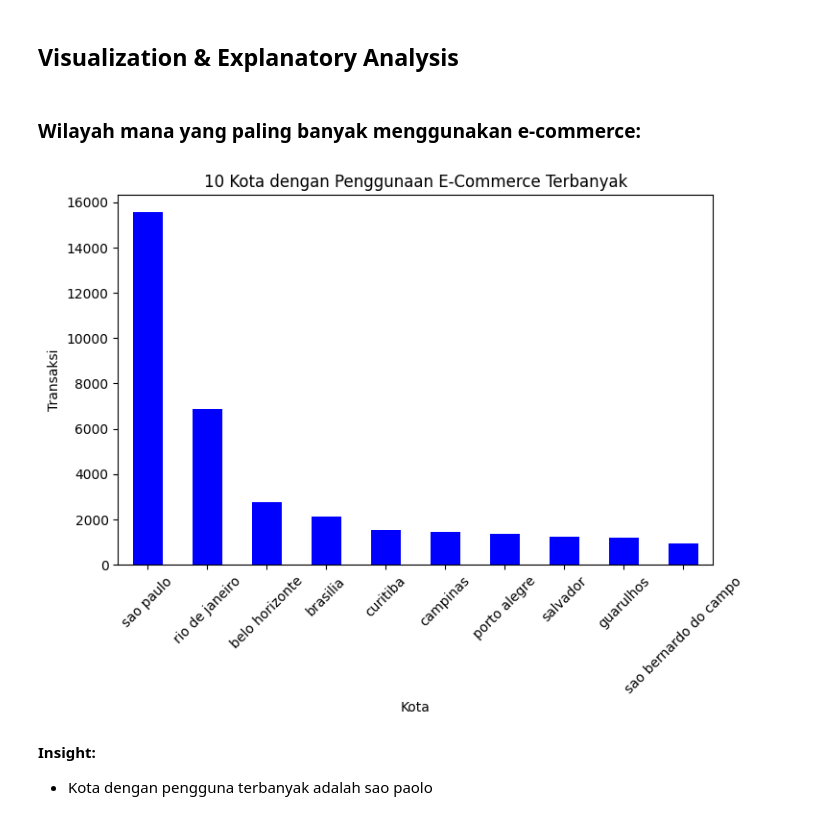
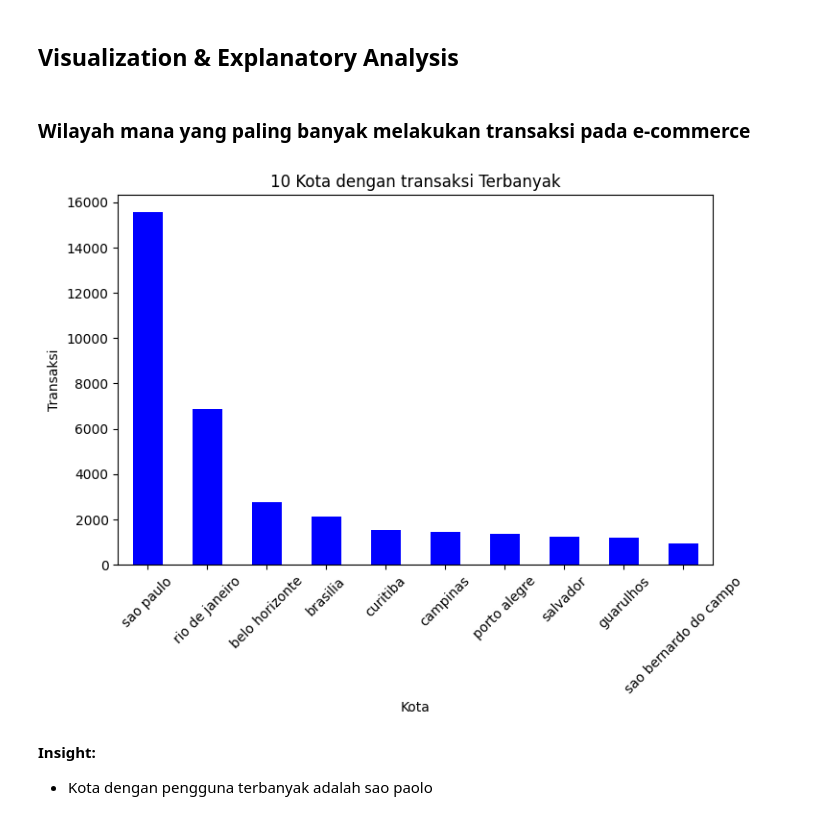
Before and after one commit to HITSNINJA/Dashboard, a Jupyter notebook: notebook.ipynb, the cells around one changed output. Saved outputs shown, nothing was run; the diff lists cells and outputs as text; code cells hidden in the pictures.

```diff
--- a/notebook.ipynb
+++ b/notebook.ipynb
@@ -127,27 +467,24 @@ plt.show()
 # %% [markdown]
 ## Visualization & Explanatory Analysis
 # %% [markdown]
-### Wilayah mana yang paling banyak menggunakan e-commerce:
+### Wilayah mana yang paling banyak melakukan transaksi pada e-commerce
 # %%
-import pandas as pd
-import matplotlib.pyplot as plt
-
 customers = pd.read_csv("data/customers_dataset.csv")
 orders = pd.read_csv("data/orders_dataset.csv")
 
 order_city = orders.merge(customers, on="customer_id", how="left")
 
 city_counts = order_city["customer_city"].value_counts().head(10)
 
 plt.figure(figsize=(8, 5))
 city_counts.plot(kind="bar", color="blue")
 plt.xlabel("Kota")
 plt.ylabel("Transaksi")
-plt.title("10 Kota dengan Penggunaan E-Commerce Terbanyak")
+plt.title("10 Kota dengan transaksi Terbanyak")
 plt.xticks(rotation=45)
 plt.show()
 # %% [output]
-[figure, old version]
+[figure, new version]
 # %% [markdown]
 **Insight:**
 - Kota dengan pengguna terbanyak adalah sao paolo
```
Also changed, not shown: parts of 35 cells of this notebook, 2 other files.
